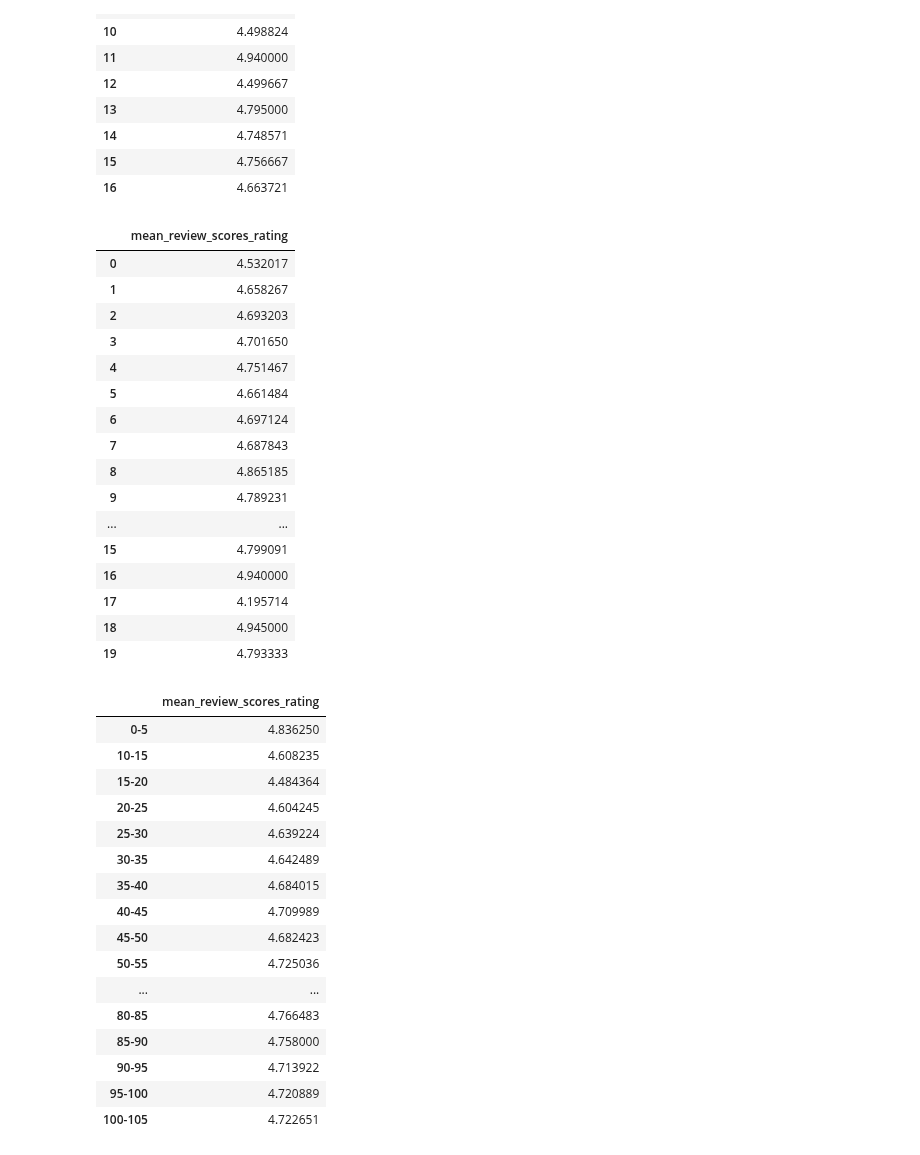
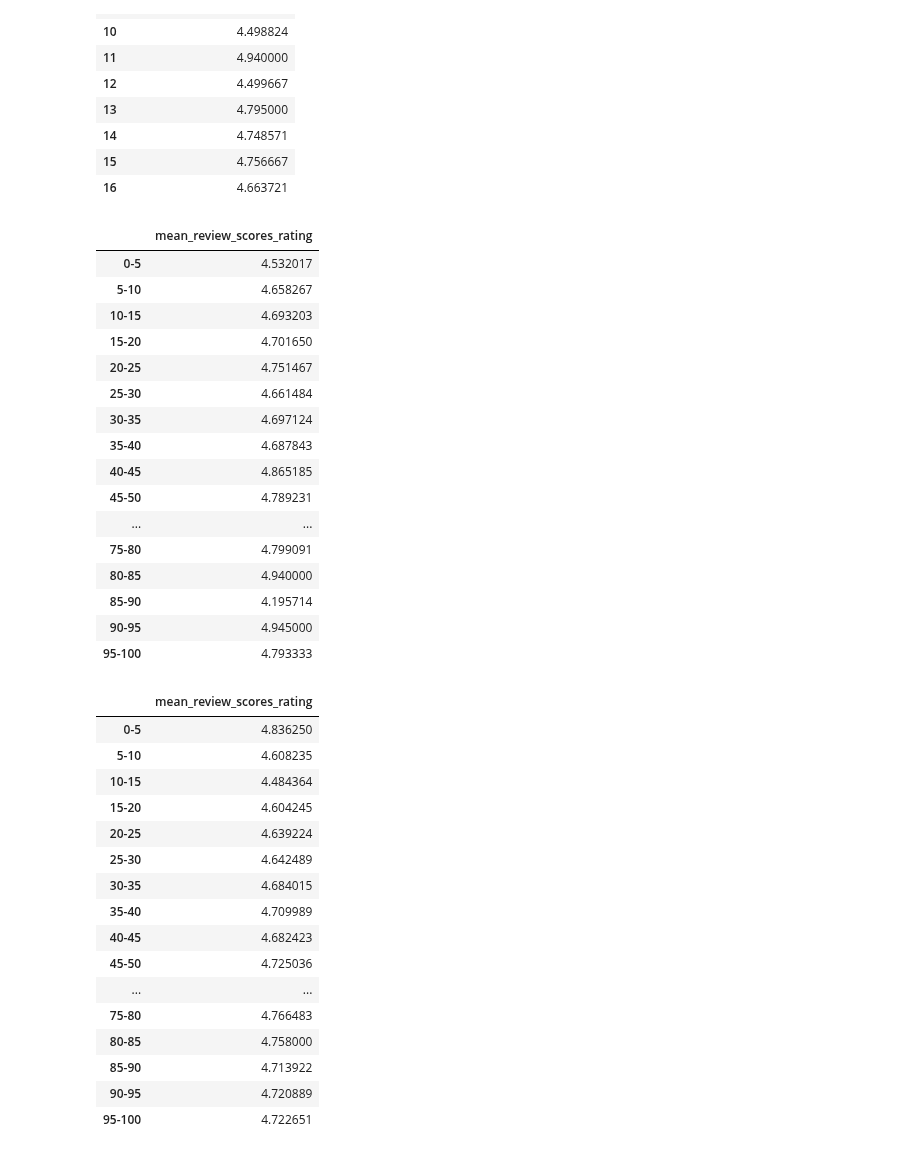
Before and after one commit to data301-2021-winter1/project-group11-project, a Jupyter notebook: notebooks/analysis3.ipynb, the cells around one changed output. Cells and saved outputs as stored; diff of their text form; code cells hidden in the pictures.

```diff
--- a/notebooks/analysis3.ipynb
+++ b/notebooks/analysis3.ipynb
@@ -521,45 +510,44 @@ ars
 | 15 | 4.756667 |
 | 16 | 4.663721 |
 # %%
-mrs = p3.p_rs(pppf)
-mrs
+prs = p3.p_rs(pppf)
+prs
 # %% [output]
 |  | mean_review_scores_rating |
-| 0 | 4.532017 |
-| 1 | 4.658267 |
-| 2 | 4.693203 |
-| 3 | 4.701650 |
-| 4 | 4.751467 |
-| 5 | 4.661484 |
-| 6 | 4.697124 |
-| 7 | 4.687843 |
-| 8 | 4.865185 |
-| 9 | 4.789231 |
+| 0-5 | 4.532017 |
+| 5-10 | 4.658267 |
+| 10-15 | 4.693203 |
+| 15-20 | 4.701650 |
+| 20-25 | 4.751467 |
+| 25-30 | 4.661484 |
+| 30-35 | 4.697124 |
+| 35-40 | 4.687843 |
+| 40-45 | 4.865185 |
+| 45-50 | 4.789231 |
 | ... | ... |
-| 15 | 4.799091 |
-| 16 | 4.940000 |
-| 17 | 4.195714 |
-| 18 | 4.945000 |
-| 19 | 4.793333 |
+| 75-80 | 4.799091 |
+| 80-85 | 4.940000 |
+| 85-90 | 4.195714 |
+| 90-95 | 4.945000 |
+| 95-100 | 4.793333 |
 # %%
 mrsrf = p3.ppp_rs(pppf)
-mrsrf = p3.rename(mrsrf)
 mrsrf
 # %% [output]
 |  | mean_review_scores_rating |
 | 0-5 | 4.836250 |
-| 10-15 | 4.608235 |
-| 15-20 | 4.484364 |
-| 20-25 | 4.604245 |
-| 25-30 | 4.639224 |
-| 30-35 | 4.642489 |
-| 35-40 | 4.684015 |
-| 40-45 | 4.709989 |
-| 45-50 | 4.682423 |
-| 50-55 | 4.725036 |
+| 5-10 | 4.608235 |
+| 10-15 | 4.484364 |
+| 15-20 | 4.604245 |
+| 20-25 | 4.639224 |
+| 25-30 | 4.642489 |
+| 30-35 | 4.684015 |
+| 35-40 | 4.709989 |
+| 40-45 | 4.682423 |
+| 45-50 | 4.725036 |
 | ... | ... |
-| 80-85 | 4.766483 |
-| 85-90 | 4.758000 |
-| 90-95 | 4.713922 |
-| 95-100 | 4.720889 |
-| 100-105 | 4.722651 |
+| 75-80 | 4.766483 |
+| 80-85 | 4.758000 |
+| 85-90 | 4.713922 |
+| 90-95 | 4.720889 |
+| 95-100 | 4.722651 |
```
Also changed, not shown: parts of 16 cells of this notebook, 1 other file.
